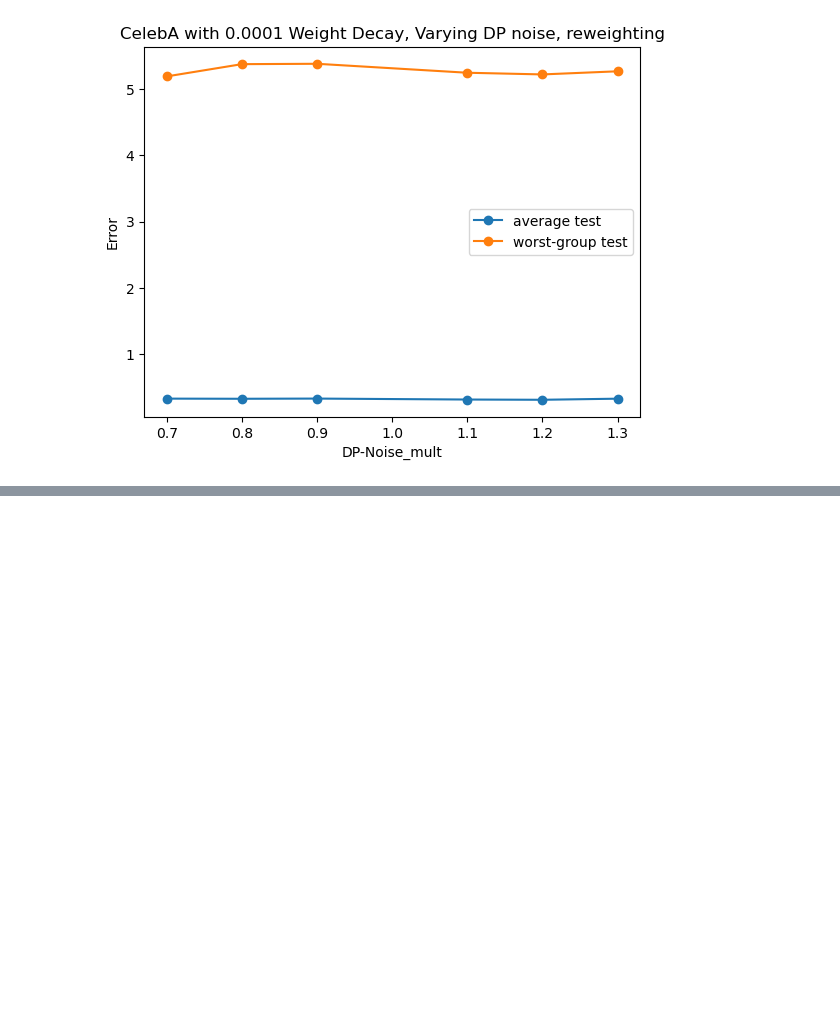
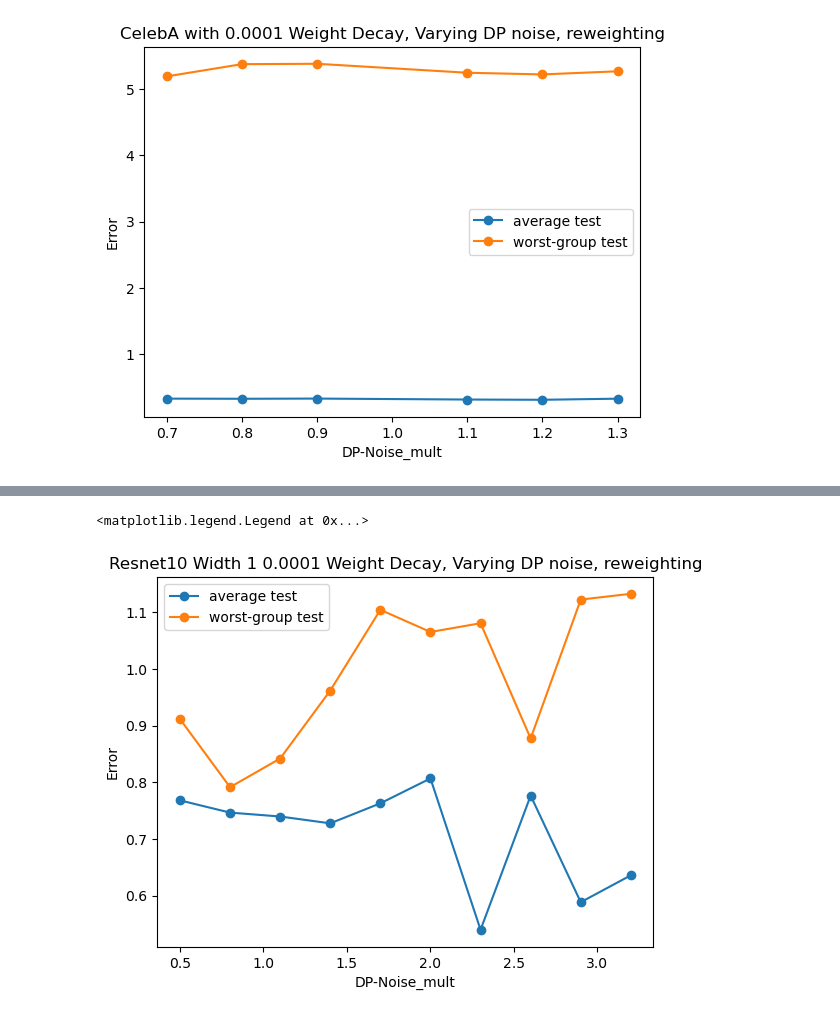
Before and after one commit to arinchang/overparam_spur_corr, a Jupyter notebook: dp_plots.ipynb, the cells around one changed output, grey strips where cells are left out. Saved outputs shown, nothing was run; the diff lists cells and outputs as text; code cells hidden in the pictures; blank space fills up the shorter version.

```diff
--- a/dp_plots.ipynb
+++ b/dp_plots.ipynb
@@ -246,0 +238,34 @@ Name: avg_actual_loss, dtype: float64
+# %%
+dpw1_n05_reweight = pd.read_csv('logs/test_dp_w1_n05_reweight.csv')
+dpw1_n08_reweight = pd.read_csv('logs/test_dp_w1_n08_reweight.csv')
+dpw1_n11_reweight = pd.read_csv('logs/test_dp_w1_n11_reweight.csv')
+dpw1_n14_reweight = pd.read_csv('logs/test_dp_w1_n14_reweight.csv')
+dpw1_n17_reweight = pd.read_csv('logs/test_dp_w1_n17_reweight.csv')
+dpw1_n20_reweight = pd.read_csv('logs/test_dp_w1_n20_reweight.csv')
+dpw1_n23_reweight = pd.read_csv('logs/test_dp_w1_n23_reweight.csv')
+dpw1_n26_reweight = pd.read_csv('logs/test_dp_w1_n26_reweight.csv')
+dpw1_n29_reweight = pd.read_csv('logs/test_dp_w1_n29_reweight.csv')
+dpw1_n32_reweight = pd.read_csv('logs/test_dp_w1_n32_reweight.csv')
+# %%
+dpw1_n05_worst_group_reweight = np.mean(np.array(dpw1_n05_reweight['avg_loss_group:3'])[40:])
+dpw1_n08_worst_group_reweight = np.mean(np.array(dpw1_n08_reweight['avg_loss_group:3'])[40:])
+dpw1_n11_worst_group_reweight = np.mean(np.array(dpw1_n11_reweight['avg_loss_group:3'])[40:])
+dpw1_n14_worst_group_reweight = np.mean(np.array(dpw1_n14_reweight['avg_loss_group:3'])[40:])
+dpw1_n17_worst_group_reweight = np.mean(np.array(dpw1_n17_reweight['avg_loss_group:3'])[40:])
+dpw1_n20_worst_group_reweight = np.mean(np.array(dpw1_n20_reweight['avg_loss_group:3'])[40:])
+dpw1_n23_worst_group_reweight = np.mean(np.array(dpw1_n23_reweight['avg_loss_group:3'])[40:])
+dpw1_n26_worst_group_reweight = np.mean(np.array(dpw1_n26_reweight['avg_loss_group:3'])[40:])
+dpw1_n29_worst_group_reweight = np.mean(np.array(dpw1_n29_reweight['avg_loss_group:3'])[40:])
+dpw1_n32_worst_group_reweight = np.mean(np.array(dpw1_n32_reweight['avg_loss_group:3'])[40:])
+# %%
+test_errors = np.array([dpw1_n05_reweight['avg_actual_loss'][49], dpw1_n08_reweight['avg_actual_loss'][49], dpw1_n11_reweight['avg_actual_loss'][49], dpw1_n14_reweight['avg_actual_loss'][49], dpw1_n17_reweight['avg_actual_loss'][49], dpw1_n20_reweight['avg_actual_loss'][49], dpw1_n23_reweight['avg_actual_loss'][49],dpw1_n26_reweight['avg_actual_loss'][49],dpw1_n29_reweight['avg_actual_loss'][49],dpw1_n32_reweight['avg_actual_loss'][49]])
+worst_group_errors = np.array([dpw1_n05_worst_group_reweight, dpw1_n08_worst_group_reweight, dpw1_n11_worst_group_reweight, dpw1_n14_worst_group_reweight, dpw1_n17_worst_group_reweight, dpw1_n20_worst_group_reweight, dpw1_n23_worst_group_reweight, dpw1_n26_worst_group_reweight, dpw1_n29_worst_group_reweight, dpw1_n32_worst_group_reweight])
+plt.plot(np.array([0.5, 0.8, 1.1, 1.4, 1.7, 2.0, 2.3, 2.6, 2.9, 3.2]), test_errors, marker='o', label='average test')
+plt.plot(np.array([0.5, 0.8, 1.1, 1.4, 1.7, 2.0, 2.3, 2.6, 2.9, 3.2]), worst_group_errors, marker='o', label='worst-group test')
+plt.title("Resnet10 Width 1 0.0001 Weight Decay, Varying DP noise, reweighting")
+plt.xlabel("DP-Noise_mult")
+plt.ylabel("Error")
+plt.legend()
+# %% [output]
+<matplotlib.legend.Legend at 0x...>
+[figure, added]
```
Also changed, not shown: parts of 81 cells of this notebook, 7 other files.
